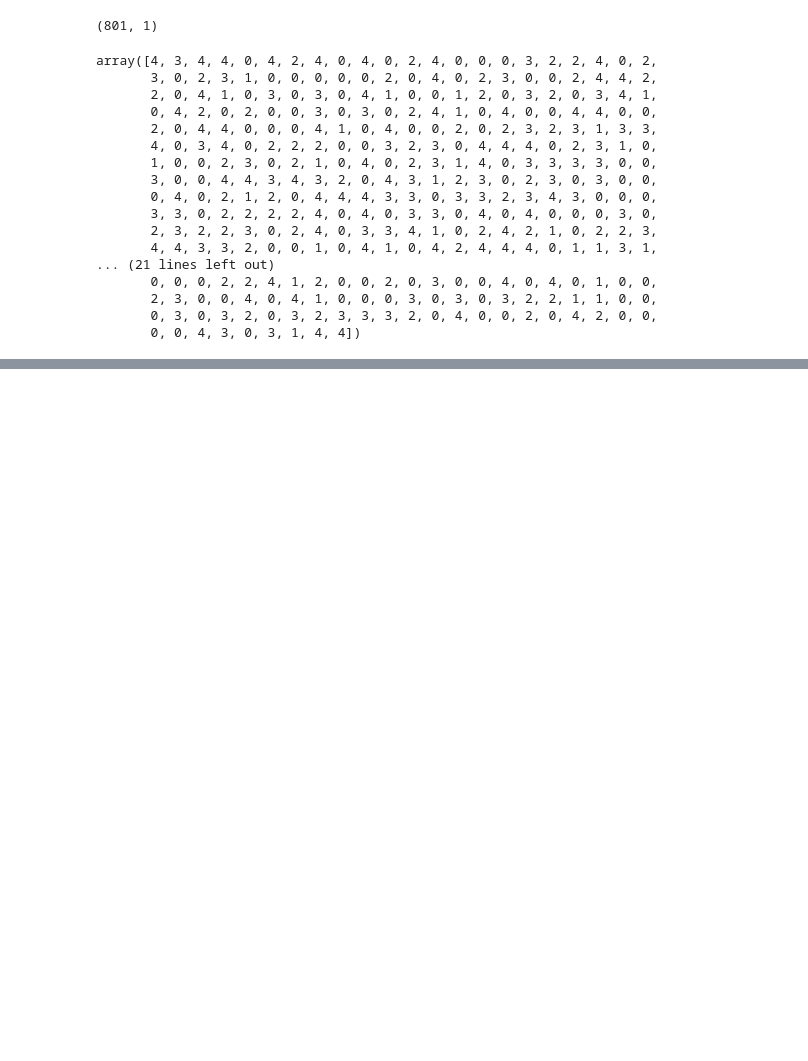
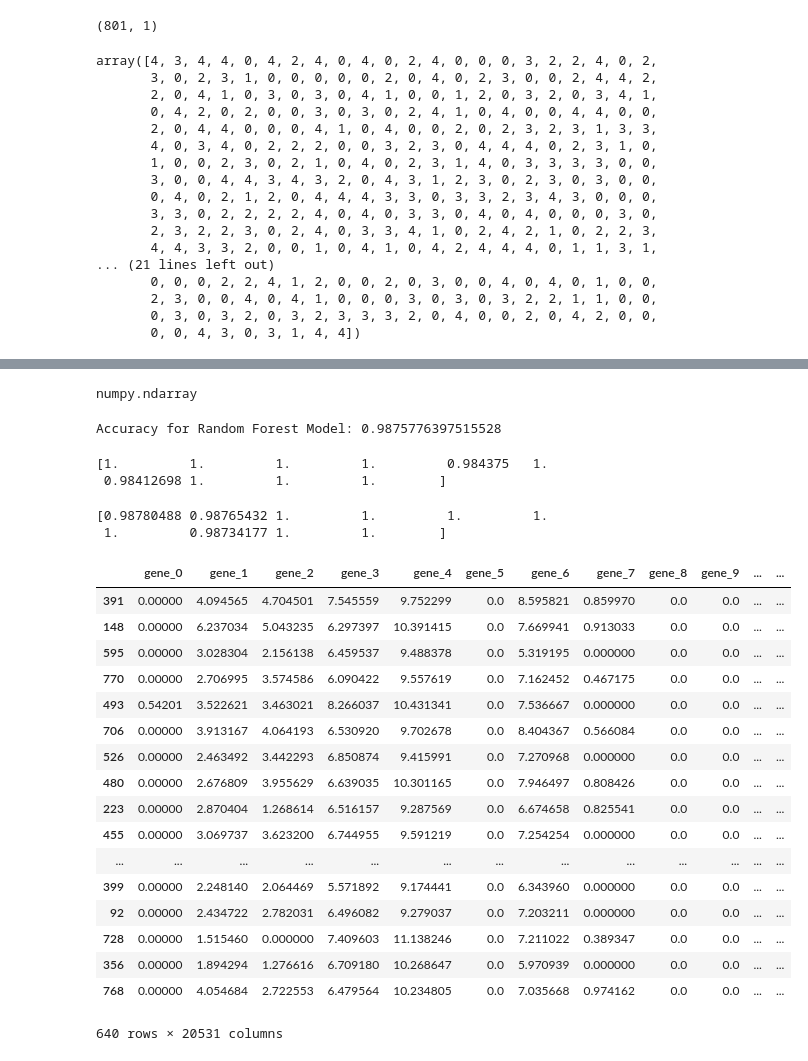
Before and after one commit to SimoneDaniotti/gene_cancer_ML, a Jupyter notebook: data_gen.ipynb, the cells around one changed output, grey strips where cells are left out. Drawn from its saved outputs; the diff is of its cells as text; code cells hidden in the pictures; blank space fills up the shorter version.

```diff
--- a/data_gen.ipynb
+++ b/data_gen.ipynb
@@ -118,3 +118,61 @@ pd.DataFrame(x_train).to_csv('x_train.csv')
 pd.DataFrame(x_test).to_csv('x_test.csv')
 pd.DataFrame(y_train).to_csv('y_train.csv')
 pd.DataFrame(y_test).to_csv('y_test.csv')
+# %%
+type(y_test)
+# %% [output]
+numpy.ndarray
+# %%
+from sklearn.ensemble import RandomForestClassifier
+
+# Define the model. Set random_state to 1
+rf_model = RandomForestClassifier(n_estimators=100,random_state=1)
+
+# fit your model
+rf_model.fit(x_train,y_train)
+y_pred=rf_model.predict(x_test)
+
+from sklearn.metrics import accuracy_score
+rf_val_acc=accuracy_score(y_test, y_pred)
+
+print("Accuracy for Random Forest Model: {}".format(rf_val_acc))
+# %% [output]
+Accuracy for Random Forest Model: 0.9875776397515528
+# %%
+from sklearn.model_selection import cross_val_score
+rf_model2 = RandomForestClassifier(n_estimators=50,random_state=42)
+scores = cross_val_score(rf_model2, x_train, y_train,
+                             scoring="accuracy", cv=10)
+print(scores)
+# %% [output]
+[1.         1.         1.         1.         0.984375   1.
+ 0.98412698 1.         1.         1.        ]
+# %%
+rf_model3 = RandomForestClassifier(n_estimators=50,random_state=42)
+scores = cross_val_score(rf_model3, x, y,
+                             scoring="accuracy", cv=10)
+print(scores)
+# %% [output]
+[0.98780488 0.98765432 1.         1.         1.         1.
+ 1.         0.98734177 1.         1.        ]
+# %%
+x_train
+# %% [output]
+|  | gene_0 | gene_1 | gene_2 | gene_3 | gene_4 | gene_5 | gene_6 | gene_7 | gene_8 | gene_9 | ... | ... |
+| 391 | 0.00000 | 4.094565 | 4.704501 | 7.545559 | 9.752299 | 0.0 | 8.595821 | 0.859970 | 0.0 | 0.0 | ... | ... |
+| 148 | 0.00000 | 6.237034 | 5.043235 | 6.297397 | 10.391415 | 0.0 | 7.669941 | 0.913033 | 0.0 | 0.0 | ... | ... |
+| 595 | 0.00000 | 3.028304 | 2.156138 | 6.459537 | 9.488378 | 0.0 | 5.319195 | 0.000000 | 0.0 | 0.0 | ... | ... |
+| 770 | 0.00000 | 2.706995 | 3.574586 | 6.090422 | 9.557619 | 0.0 | 7.162452 | 0.467175 | 0.0 | 0.0 | ... | ... |
+| 493 | 0.54201 | 3.522621 | 3.463021 | 8.266037 | 10.431341 | 0.0 | 7.536667 | 0.000000 | 0.0 | 0.0 | ... | ... |
+| 706 | 0.00000 | 3.913167 | 4.064193 | 6.530920 | 9.702678 | 0.0 | 8.404367 | 0.566084 | 0.0 | 0.0 | ... | ... |
+| 526 | 0.00000 | 2.463492 | 3.442293 | 6.850874 | 9.415991 | 0.0 | 7.270968 | 0.000000 | 0.0 | 0.0 | ... | ... |
+| 480 | 0.00000 | 2.676809 | 3.955629 | 6.639035 | 10.301165 | 0.0 | 7.946497 | 0.808426 | 0.0 | 0.0 | ... | ... |
+| 223 | 0.00000 | 2.870404 | 1.268614 | 6.516157 | 9.287569 | 0.0 | 6.674658 | 0.825541 | 0.0 | 0.0 | ... | ... |
+| 455 | 0.00000 | 3.069737 | 3.623200 | 6.744955 | 9.591219 | 0.0 | 7.254254 | 0.000000 | 0.0 | 0.0 | ... | ... |
+| ... | ... | ... | ... | ... | ... | ... | ... | ... | ... | ... | ... | ... |
+| 399 | 0.00000 | 2.248140 | 2.064469 | 5.571892 | 9.174441 | 0.0 | 6.343960 | 0.000000 | 0.0 | 0.0 | ... | ... |
+| 92 | 0.00000 | 2.434722 | 2.782031 | 6.496082 | 9.279037 | 0.0 | 7.203211 | 0.000000 | 0.0 | 0.0 | ... | ... |
+| 728 | 0.00000 | 1.515460 | 0.000000 | 7.409603 | 11.138246 | 0.0 | 7.211022 | 0.389347 | 0.0 | 0.0 | ... | ... |
+| 356 | 0.00000 | 1.894294 | 1.276616 | 6.709180 | 10.268647 | 0.0 | 5.970939 | 0.000000 | 0.0 | 0.0 | ... | ... |
+| 768 | 0.00000 | 4.054684 | 2.722553 | 6.479564 | 10.234805 | 0.0 | 7.035668 | 0.974162 | 0.0 | 0.0 | ... | ... |
+640 rows × 20531 columns
```
Also changed, not shown: parts of 2 cells of this notebook, 5 other files.
